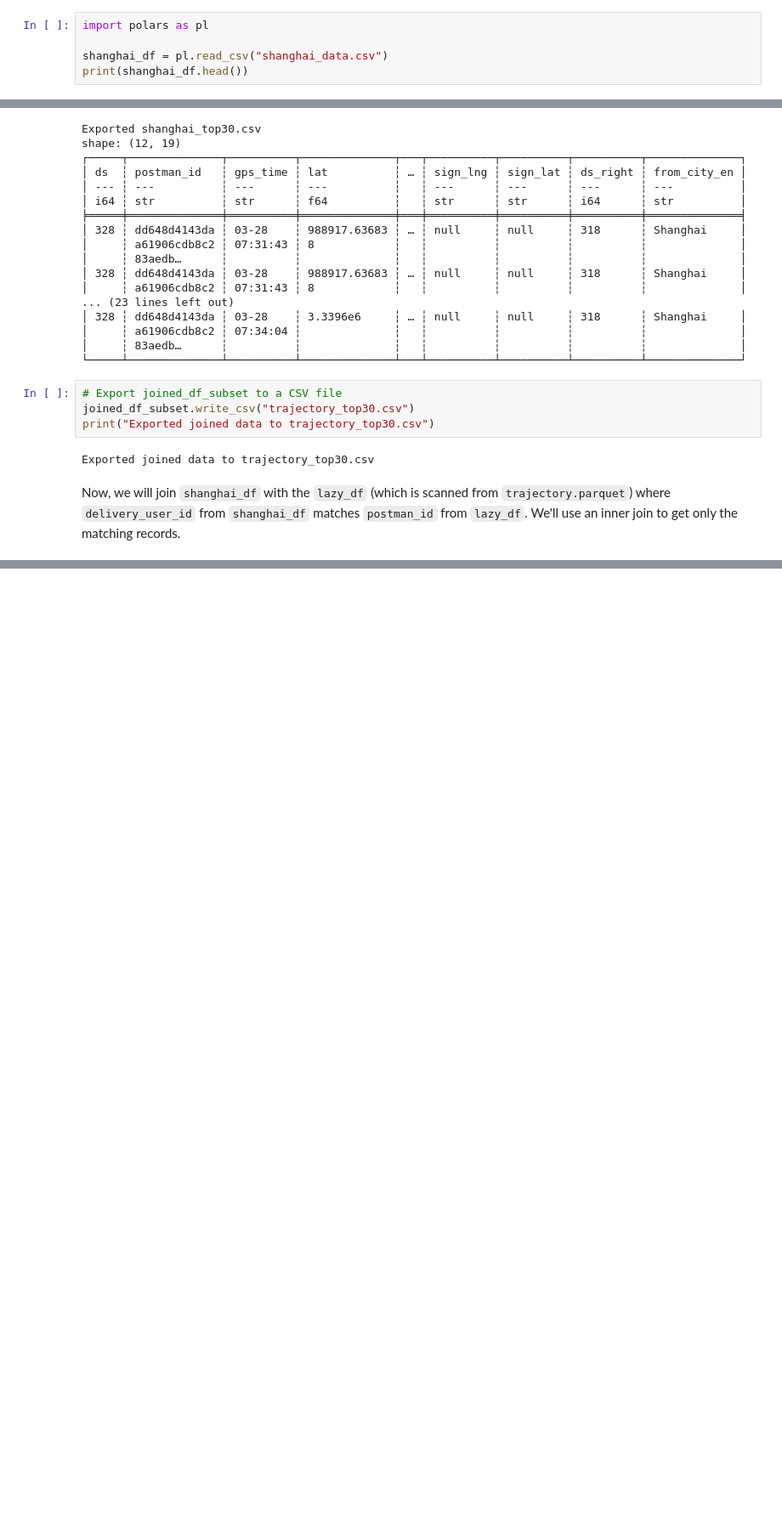
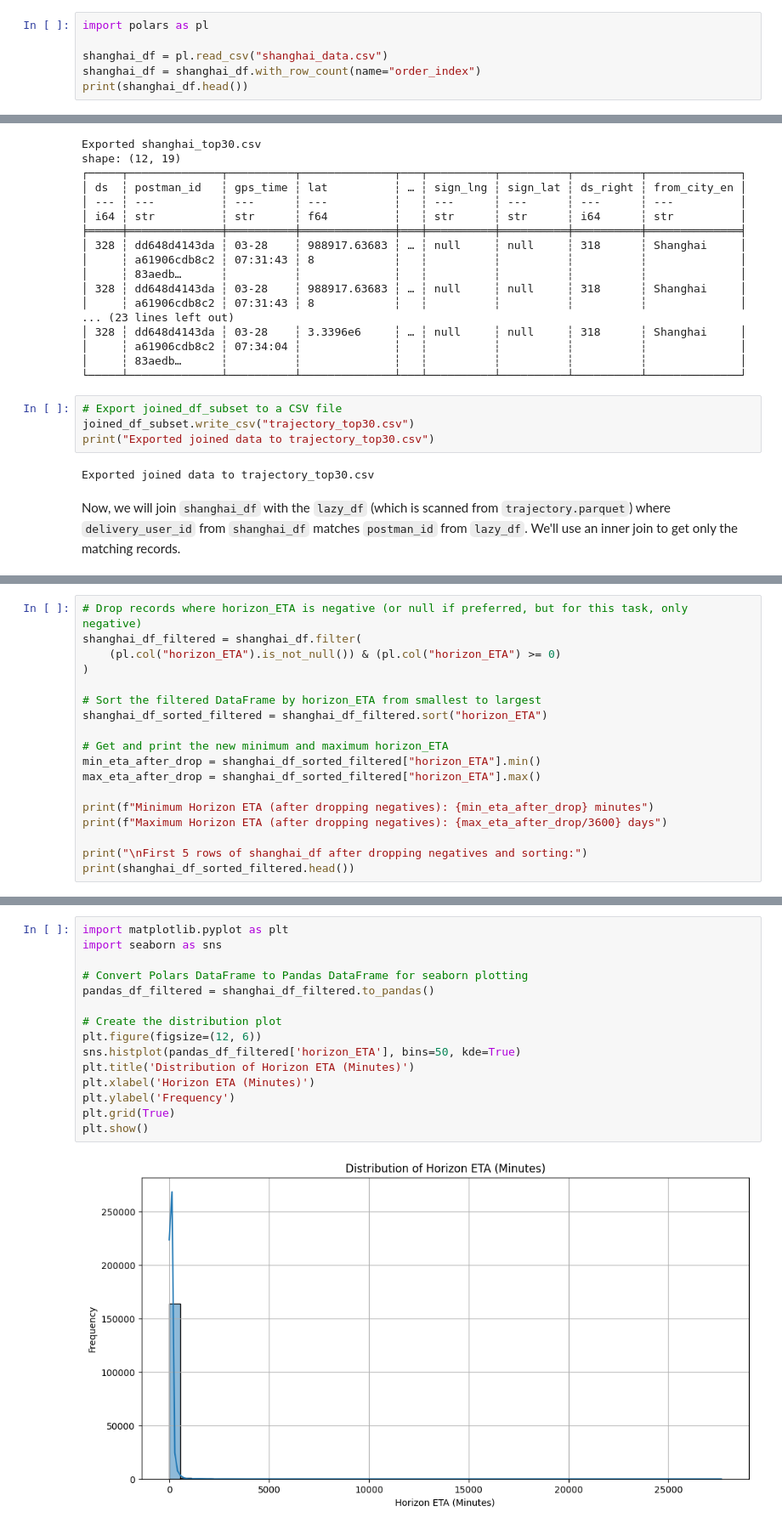
Before and after one commit to aymuos/starship, a Jupyter notebook: spark_rewrite/feats.ipynb, the cells around one changed output, grey strips where cells are left out. Shown at 85% size. Saved outputs shown, nothing was run; the diff lists cells and outputs as text; blank space fills up the shorter version.

```diff
--- a/spark_rewrite/feats.ipynb
+++ b/spark_rewrite/feats.ipynb
@@ -34,5 +32,6 @@ First, let's load the `shanghai_data.csv` file using Polars to ensure both datas
 import polars as pl
 
 shanghai_df = pl.read_csv("shanghai_data.csv")
+shanghai_df = shanghai_df.with_row_count(name="order_index")
 print(shanghai_df.head())
 # %% [output]
@@ -147,0 +179,18 @@ shape: (5, 16)
+# %%
+# Drop records where horizon_ETA is negative (or null if preferred, but for this task, only negative)
+shanghai_df_filtered = shanghai_df.filter(
+    (pl.col("horizon_ETA").is_not_null()) & (pl.col("horizon_ETA") >= 0)
+)
+
+# Sort the filtered DataFrame by horizon_ETA from smallest to largest
+shanghai_df_sorted_filtered = shanghai_df_filtered.sort("horizon_ETA")
+
+# Get and print the new minimum and maximum horizon_ETA
+min_eta_after_drop = shanghai_df_sorted_filtered["horizon_ETA"].min()
+max_eta_after_drop = shanghai_df_sorted_filtered["horizon_ETA"].max()
+
+print(f"Minimum Horizon ETA (after dropping negatives): {min_eta_after_drop} minutes")
+print(f"Maximum Horizon ETA (after dropping negatives): {max_eta_after_drop/3600} days")
+
+print("\nFirst 5 rows of shanghai_df after dropping negatives and sorting:")
+print(shanghai_df_sorted_filtered.head())
@@ -147,0 +215,17 @@ shape: (5, 16)
+# %%
+import matplotlib.pyplot as plt
+import seaborn as sns
+
+# Convert Polars DataFrame to Pandas DataFrame for seaborn plotting
+pandas_df_filtered = shanghai_df_filtered.to_pandas()
+
+# Create the distribution plot
+plt.figure(figsize=(12, 6))
+sns.histplot(pandas_df_filtered['horizon_ETA'], bins=50, kde=True)
+plt.title('Distribution of Horizon ETA (Minutes)')
+plt.xlabel('Horizon ETA (Minutes)')
+plt.ylabel('Frequency')
+plt.grid(True)
+plt.show()
+# %% [output]
+[figure, added]
```
Also changed, not shown: parts of 10 cells of this notebook.
